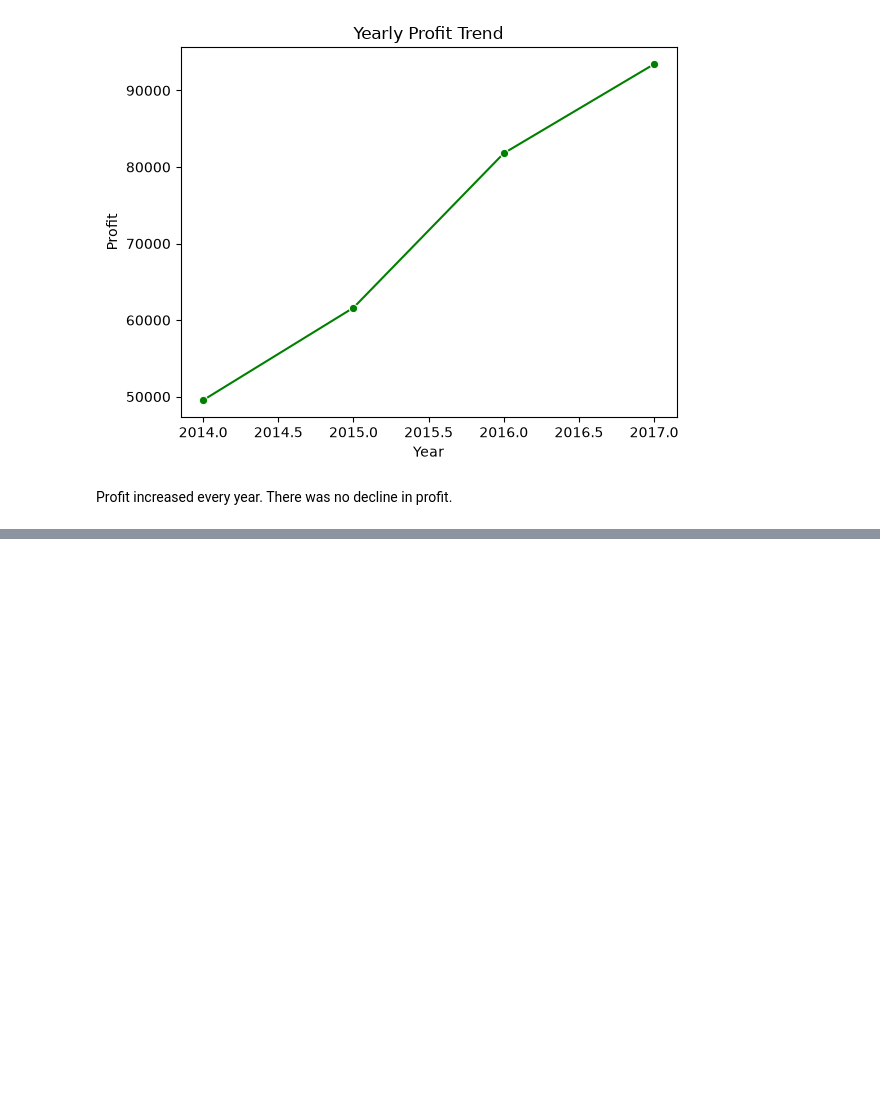
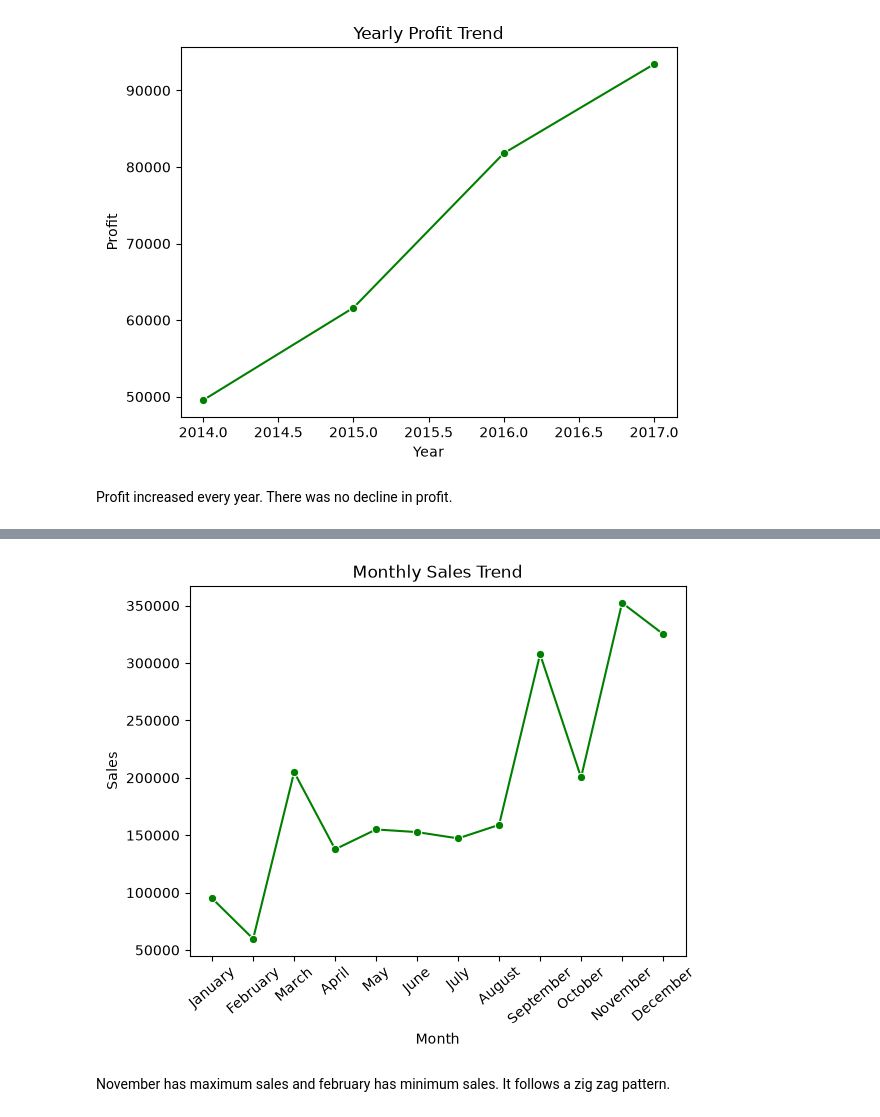
Before and after one commit to vaishnaviniwalkar/Superstore_Sales_Analysis, a Jupyter notebook: notebook/analysis.ipynb, the cells around one changed output, grey strips where cells are left out. Cells and saved outputs as stored; diff of their text form; code cells hidden in the pictures; blank space fills up the shorter version.

Commit message:
monthly trend analysed

```diff
--- a/notebook/analysis.ipynb
+++ b/notebook/analysis.ipynb
@@ -568,3 +568,12 @@ plt.show()
 [figure]
 # %% [markdown]
 Profit increased every year. There was no decline in profit.
+# %%
+month_order = [
+    "January","February","March","April",
+    "May","June","July","August",
+    "September","October","November","December"
+]
+# %%
+monthly_sales = df.groupby("Month")["Sales"].sum().reindex(month_order)
+monthly_sales
@@ -570,0 +595,9 @@ Profit increased every year. There was no decline in profit.
+# %%
+sns.lineplot(x='Month',y='Sales', data=monthly_sales.reset_index(), marker='o', color = 'g')
+plt.title('Monthly Sales Trend')
+plt.xticks(rotation=40)
+plt.show()
+# %% [output]
+[figure, added]
+# %% [markdown]
+November has maximum sales and february has minimum sales. It follows a zig zag pattern.
```
Also changed, not shown: parts of 3 cells of this notebook.
